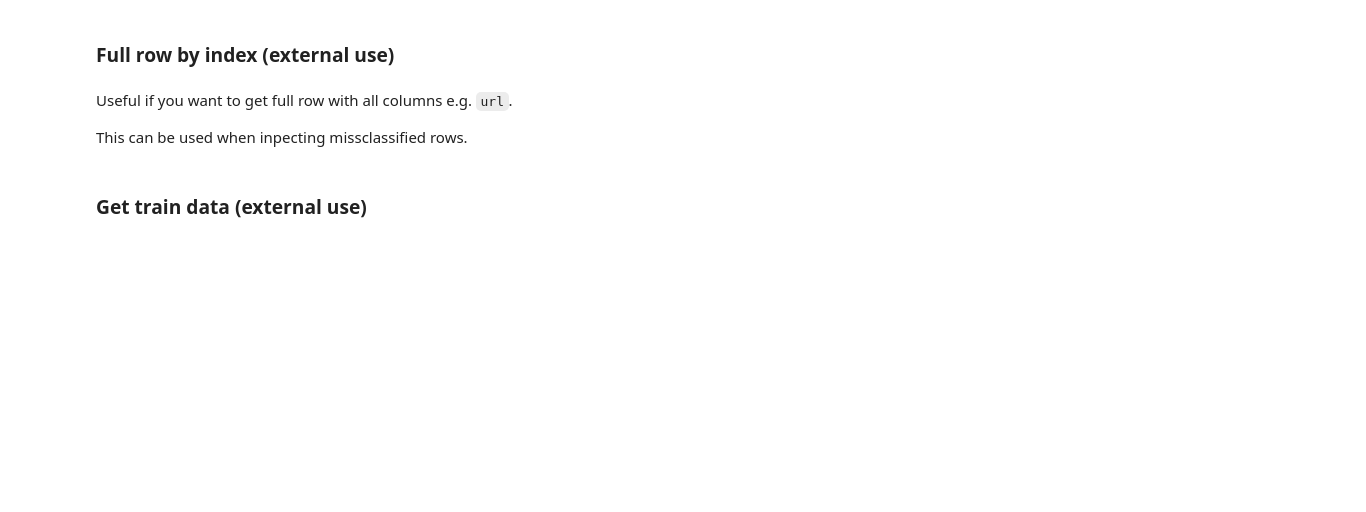
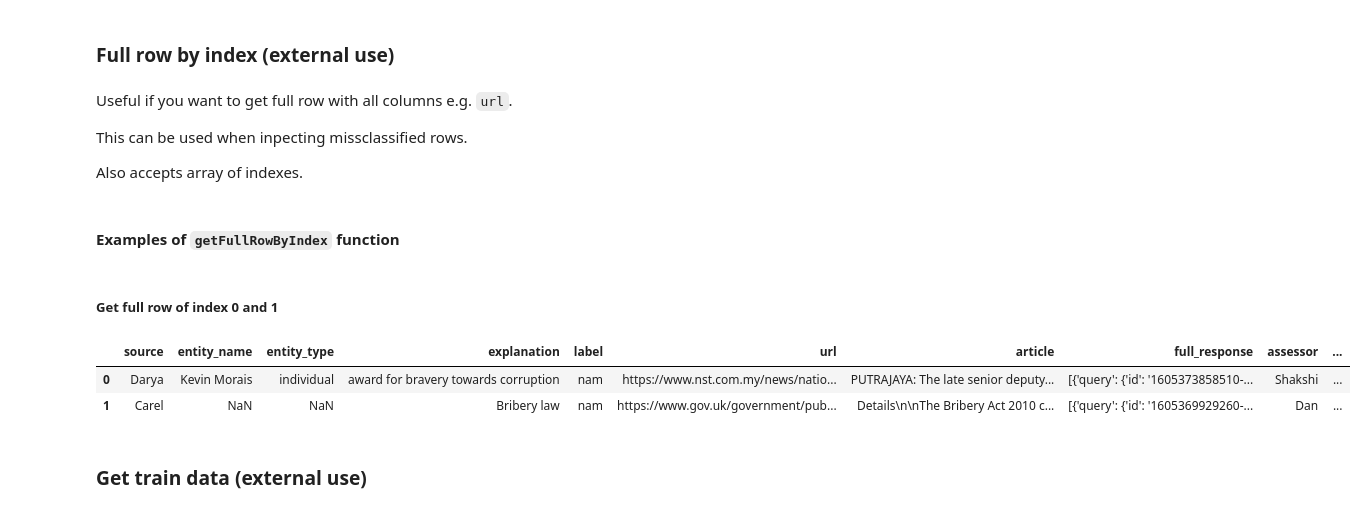
Before and after one commit to ryptoc/4N-Negative-News-Neural-Nets---ML-Project, a Jupyter notebook: project/Preprocessing.ipynb, the cells around one changed output. Drawn from its saved outputs; the diff is of its cells as text; code cells hidden in the pictures; blank space fills up the shorter version.

Commit message:
Added getFullRowByIndex example to preprocessing notebook

```diff
--- a/project/Preprocessing.ipynb
+++ b/project/Preprocessing.ipynb
@@ -85,9 +85,21 @@ def get_n_sentences(n):
 Useful if you want to get full row with all columns e.g. `url`.
 
 This can be used when inpecting missclassified rows.
+
+Also accepts array of indexes.
 # %%
 def getFullRowByIndex(idx):
     return train_filtered.loc[idx]
+# %% [markdown]
+#### Examples of `getFullRowByIndex` function
+# %% [markdown]
+##### Get full row of index 0 and 1
+# %%
+getFullRowByIndex([0, 1])
+# %% [output]
+|  | source | entity_name | entity_type | explanation | label | url | article | full_response | assessor | ... |
+| 0 | Darya | Kevin Morais | individual | award for bravery towards corruption | nam | https://www.nst.com.my/news/natio... | PUTRAJAYA: The late senior deputy... | [{'query': {'id': '1605373858510-... | Shakshi | ... |
+| 1 | Carel | NaN | NaN | Bribery law | nam | https://www.gov.uk/government/pub... | Details\n\nThe Bribery Act 2010 c... | [{'query': {'id': '1605369929260-... | Dan | ... |
 # %% [markdown]
 ### Get train data (external use)
 # %% [markdown]
```
